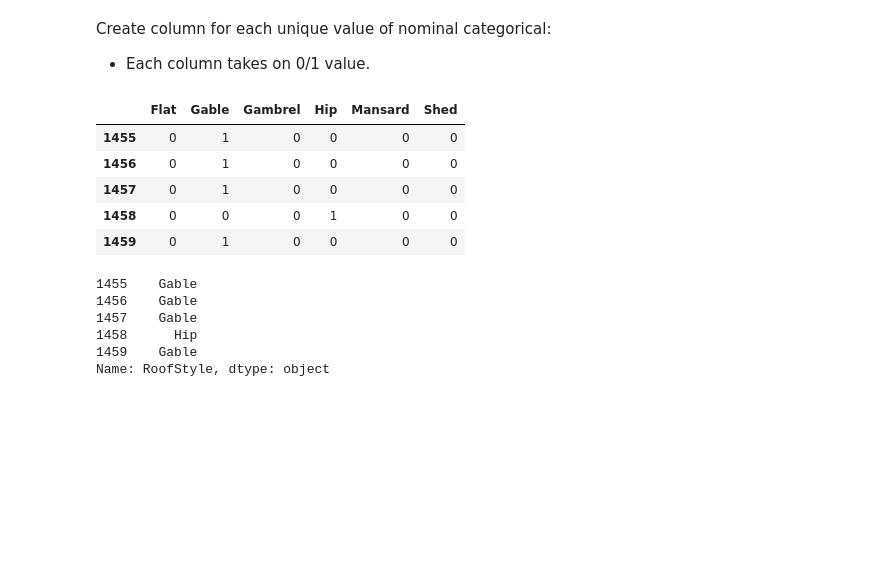
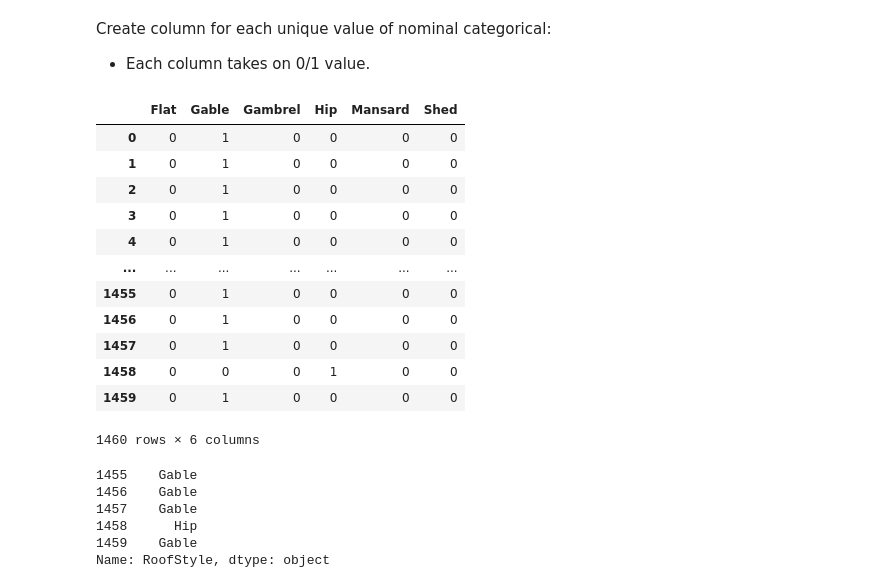
Before and after one commit to williambguo/NYC_DS_082624, a Jupyter notebook: Phase2_MultilinearRegression/Ph2_T19_Categorical_Features.ipynb, the cells around one changed output. Drawn from its saved outputs; the diff is of its cells as text; code cells hidden in the pictures; blank space fills up the shorter version.

```diff
--- a/Phase2_MultilinearRegression/Ph2_T19_Categorical_Features.ipynb
+++ b/Phase2_MultilinearRegression/Ph2_T19_Categorical_Features.ipynb
@@ -304,14 +304,21 @@ array(['Gable', 'Hip', 'Gambrel', 'Mansard', 'Flat', 'Shed'], dtype=object)
 Create column for each unique value of nominal categorical:
 - Each column takes on 0/1 value.
 # %%
-pd.get_dummies(housing_df['RoofStyle']).tail().astype('int')
+pd.get_dummies(housing_df['RoofStyle']).astype('int')
 # %% [output]
 |  | Flat | Gable | Gambrel | Hip | Mansard | Shed |
+| 0 | 0 | 1 | 0 | 0 | 0 | 0 |
+| 1 | 0 | 1 | 0 | 0 | 0 | 0 |
+| 2 | 0 | 1 | 0 | 0 | 0 | 0 |
+| 3 | 0 | 1 | 0 | 0 | 0 | 0 |
+| 4 | 0 | 1 | 0 | 0 | 0 | 0 |
+| ... | ... | ... | ... | ... | ... | ... |
 | 1455 | 0 | 1 | 0 | 0 | 0 | 0 |
 | 1456 | 0 | 1 | 0 | 0 | 0 | 0 |
 | 1457 | 0 | 1 | 0 | 0 | 0 | 0 |
 | 1458 | 0 | 0 | 0 | 1 | 0 | 0 |
 | 1459 | 0 | 1 | 0 | 0 | 0 | 0 |
+1460 rows × 6 columns
 # %%
 housing_df['RoofStyle'].tail()
 # %% [output]
```
Also changed, not shown: parts of 2 cells of this notebook, 16 other files.
